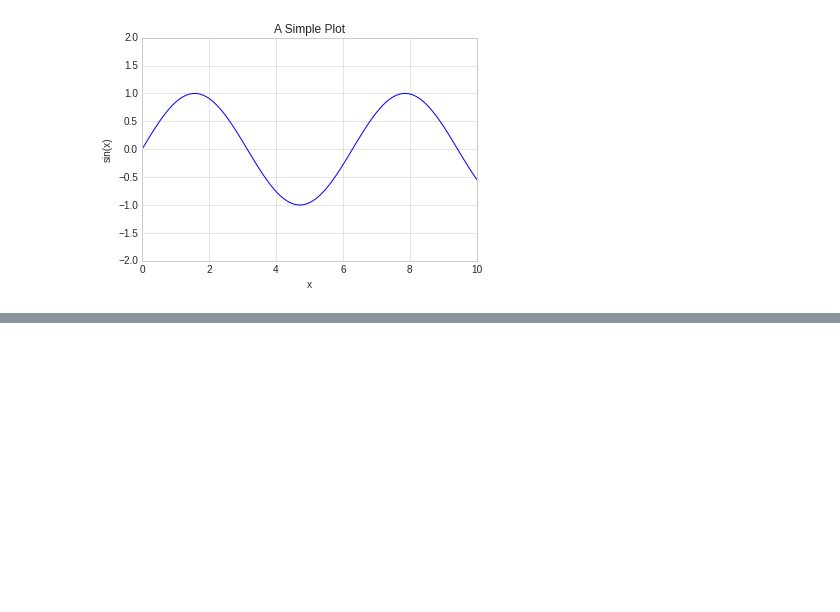
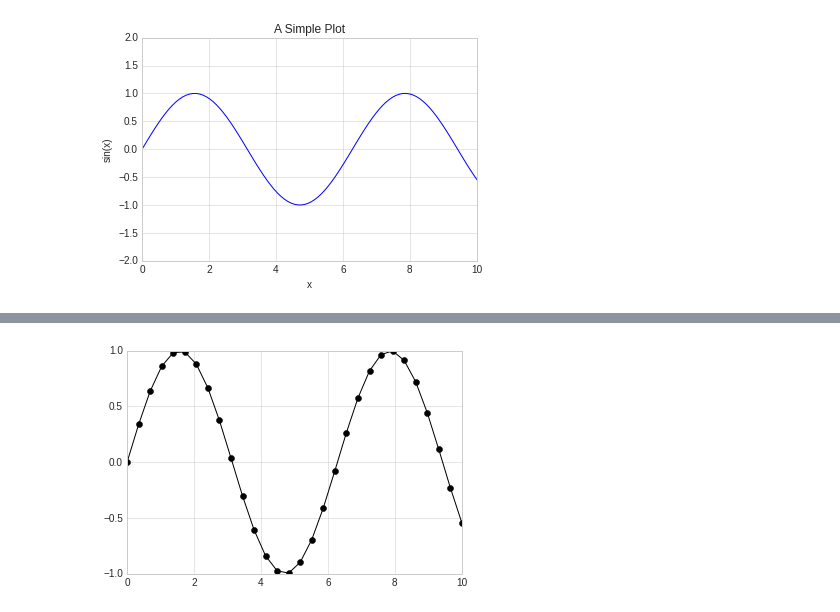
Before and after one commit to aliensmart/machine_learning, a Jupyter notebook: Matplotlib.ipynb, the cells around one changed output, grey strips where cells are left out. Cells and saved outputs as stored; diff of their text form; code cells hidden in the pictures; blank space fills up the shorter version.

```diff
--- a/Matplotlib.ipynb
+++ b/Matplotlib.ipynb
@@ -201,0 +229,5 @@ ax.set(xlim=(0, 10), ylim=(-2, 2), xlabel='x', ylabel='sin(x)', title='A Simple
+# %%
+# plot points along with a line connecting
+plt.plot(x, y, '-ok'); # line(-), circle marker, color black
+# %% [output]
+[figure, added]
```
Also changed, not shown: parts of 6 cells of this notebook.
